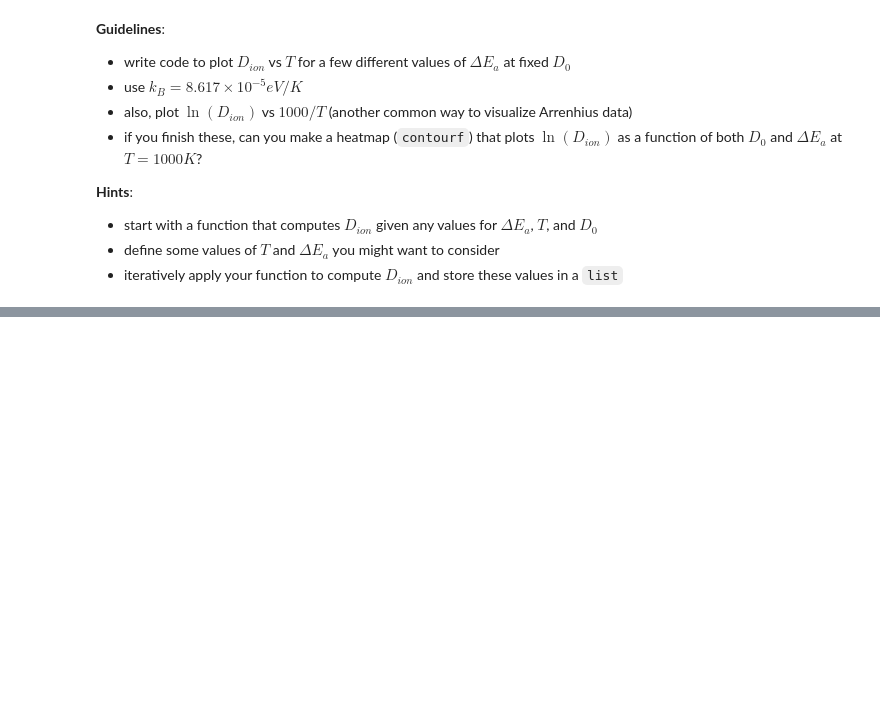
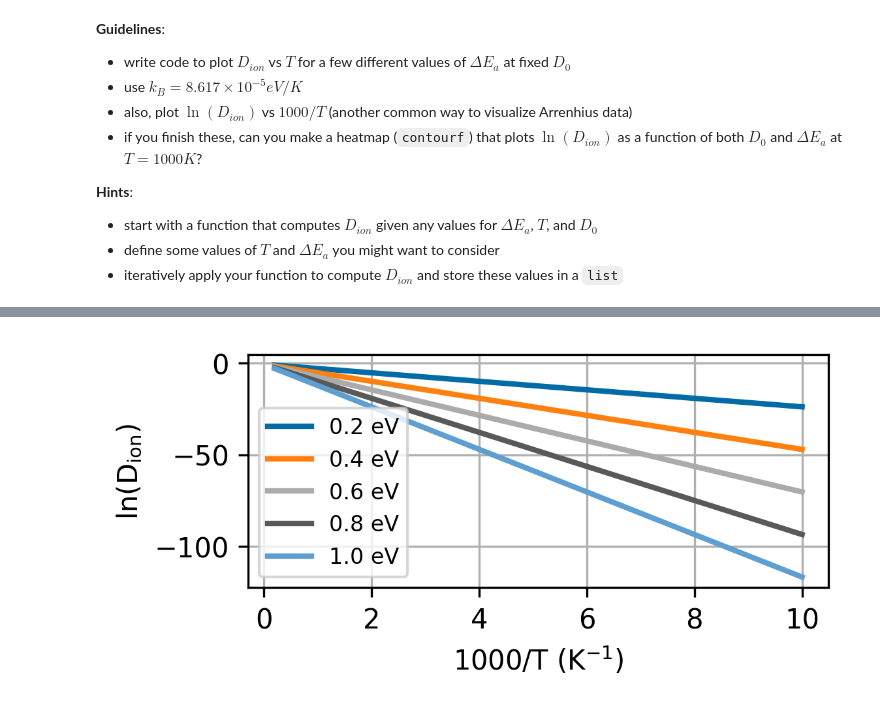
Before and after one commit to Bartel-Group/Su25-hsi-ml-solid-state-chem, a Jupyter notebook: modules/notebooks/lab2_intro-to-python.ipynb, the cells around one changed output, grey strips where cells are left out. Cells and saved outputs as stored; diff of their text form; code cells hidden in the pictures; blank space fills up the shorter version.

```diff
--- a/modules/notebooks/lab2_intro-to-python.ipynb
+++ b/modules/notebooks/lab2_intro-to-python.ipynb
@@ -494,0 +535,14 @@ $$
+# %%
+fig = plt.figure()
+ax = plt.subplot(111)
+for Ea in activation_energies:
+    rates = np.array([arrhenius_diffusivity(Ea, T, D0) for T in Ts])
+    ax = plt.plot(1000/Ts, np.log(rates), label='%.1f eV' % Ea)
+
+ax = plt.xlabel('1000/T (K$^{-1}$)')
+ax = plt.ylabel(r'$ln(D_{ion})$')
+ax = plt.legend()
+ax = plt.grid(True)
+ax = plt.show()
+# %% [output]
+[figure, added]
```
Also changed, not shown: parts of 2 cells of this notebook, 4 other files.
